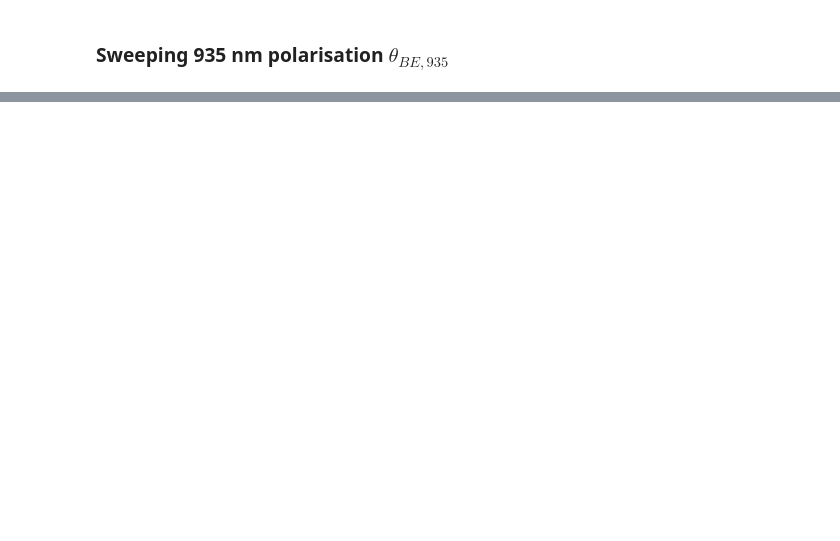
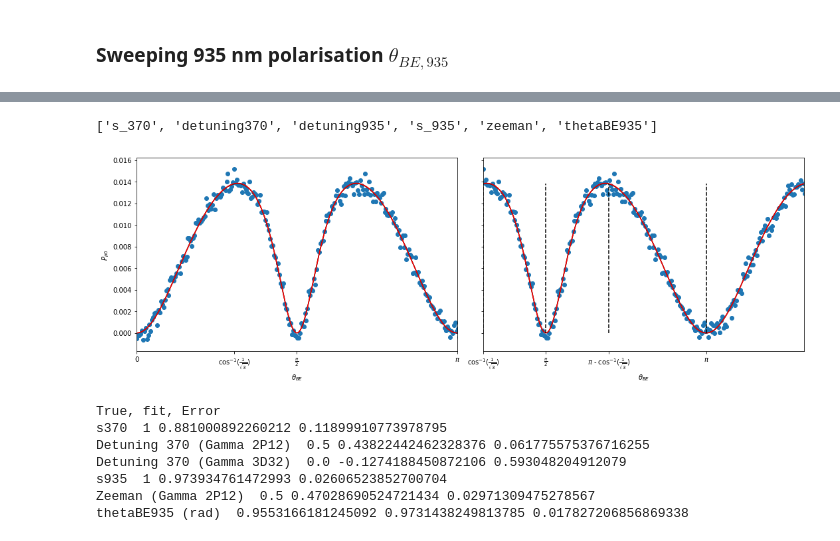
Before and after one commit to lmcc-lab/YbSimulations, a Jupyter notebook: experiment_stack.ipynb, the cells around one changed output, grey strips where cells are left out. Drawn from its saved outputs; the diff is of its cells as text; code cells hidden in the pictures; blank space fills up the shorter version.

```diff
--- a/experiment_stack.ipynb
+++ b/experiment_stack.ipynb
@@ -463,0 +718,66 @@ plt.show()
+# %%
+# Now lets fit to this test data and compare to the True
+from ion_model import FitFreeParams, calculate_171_pop
+
+# The actual data and True parameters is stored in the previous cell. We first have to prepare our data
+x = (thetaBE370,)
+y = TestData.excited_pop_171
+# Var names need to be spelled correctly to work. ValueError will be raised otherwise.
+x_var_names = ("thetaBE370",)
+yb_model = calculate_171_pop
+
+fitting_tool = FitFreeParams(x, y, x_var_names, yb_model)
+
+# when defining p0 for the fit method, you need to get the order of the parameters correct. You can check this
+# by printing FitFreeParams.free_params
+print(fitting_tool.free_params)
+
+p0 = [0.9, 5e6 * 2 * np.pi, -0.1e6 * 2 * np.pi, 0.8, 0.4 * yb171.Gamma_2P12, 1]
+popt, pcov = fitting_tool.fit(p0=p0)
+
+
+fig, (ax1, ax2) = plt.subplots(1, 2, figsize=(15, 5), sharey=True)
+
+# Plot Test data and true
+ax1.scatter(TestData.mesh_171.thetaBE370, TestData.excited_pop_171)
+ax1.plot(mesh.thetaBE370, excited_pop, color='k')
+fitted_population = fitting_tool.fit_func(x, *popt)
+ax1.plot(thetaBE370, fitted_population, color='r')
+ax1.set_xlim(0, np.pi)
+ax1.set_xticks([0, np.arccos(1/np.sqrt(3)), np.pi/2, np.pi])
+ax1.set_xticklabels(["0", r"$\cos^{-1}(\frac{1}{\sqrt{3}})$", r"$\frac{\pi}{2}$", "$\pi$"])
+
+
+ax2.scatter(TestData.mesh_171.thetaBE370, TestData.excited_pop_171)
+ax2.plot(mesh.thetaBE370, excited_pop, color='k')
+ax2.plot(thetaBE370, fitted_population, color='r')
+ax2.set_xlim(np.arccos(1/np.sqrt(3)), np.arccos(1/np.sqrt(3))+np.pi)
+ax2.set_xticks([np.arccos(1/np.sqrt(3)), np.pi/2, np.pi - np.arccos(1/np.sqrt(3)), np.pi])
+ax2.set_xticklabels([r"$\cos^{-1}(\frac{1}{\sqrt{3}})$", r"$\frac{\pi}{2}$", r"$\pi$ - $\cos^{-1}(\frac{1}{\sqrt{3}})$", "$\pi$"])
+
+ax2.vlines([np.arccos(1/np.sqrt(3)), np.pi/2, np.pi - np.arccos(1/np.sqrt(3)), np.pi], ymin=0, ymax=max(excited_pop), color='k', linestyles='--')
+
+ax1.set_ylabel(r'$P_{p0}$')
+ax1.set_xlabel(r'$\theta_{BE}$')
+ax2.set_xlabel(r'$\theta_{BE}$')
+
+plt.tight_layout()
+plt.show()
+
+print("True, fit, Error")
+print("s370 ", s370, popt[0], abs(popt[0] - s370))
+print("Detuning 370 (Gamma 2P12) ", detuning370/yb171.Gamma_2P12, popt[1]/yb171.Gamma_2P12, abs(popt[1]-detuning370)/yb171.Gamma_2P12)
+print("Detuning 370 (Gamma 3D32) ", detuning935/yb171.Gamma_2P12, popt[2]/yb171.Gamma_2P12, abs(popt[2]-detuning935)/yb171.Gamma_3D32)
+print("s935 ", s935, popt[3], abs(popt[3]-s935))
+print("Zeeman (Gamma 2P12) ", zeeman/yb171.Gamma_2P12, popt[4]/yb171.Gamma_2P12, abs(popt[4]-zeeman)/yb171.Gamma_2P12)
+print("thetaBE935 (rad) ", thetaBE935, popt[5], abs(popt[5]-thetaBE935))
+# %% [output]
+['s_370', 'detuning370', 'detuning935', 's_935', 'zeeman', 'thetaBE935']
+[figure, added]
+True, fit, Error
+s370  1 0.881000892260212 0.11899910773978795
+Detuning 370 (Gamma 2P12)  0.5 0.43822442462328376 0.061775575376716255
+Detuning 370 (Gamma 3D32)  0.0 -0.1274188450872106 0.593048204912079
+s935  1 0.973934761472993 0.02606523852700704
+Zeeman (Gamma 2P12)  0.5 0.47028690524721434 0.02971309475278567
+thetaBE935 (rad)  0.9553166181245092 0.9731438249813785 0.017827206856869338
```
Also changed, not shown: parts of 24 cells of this notebook, 3 other files.
